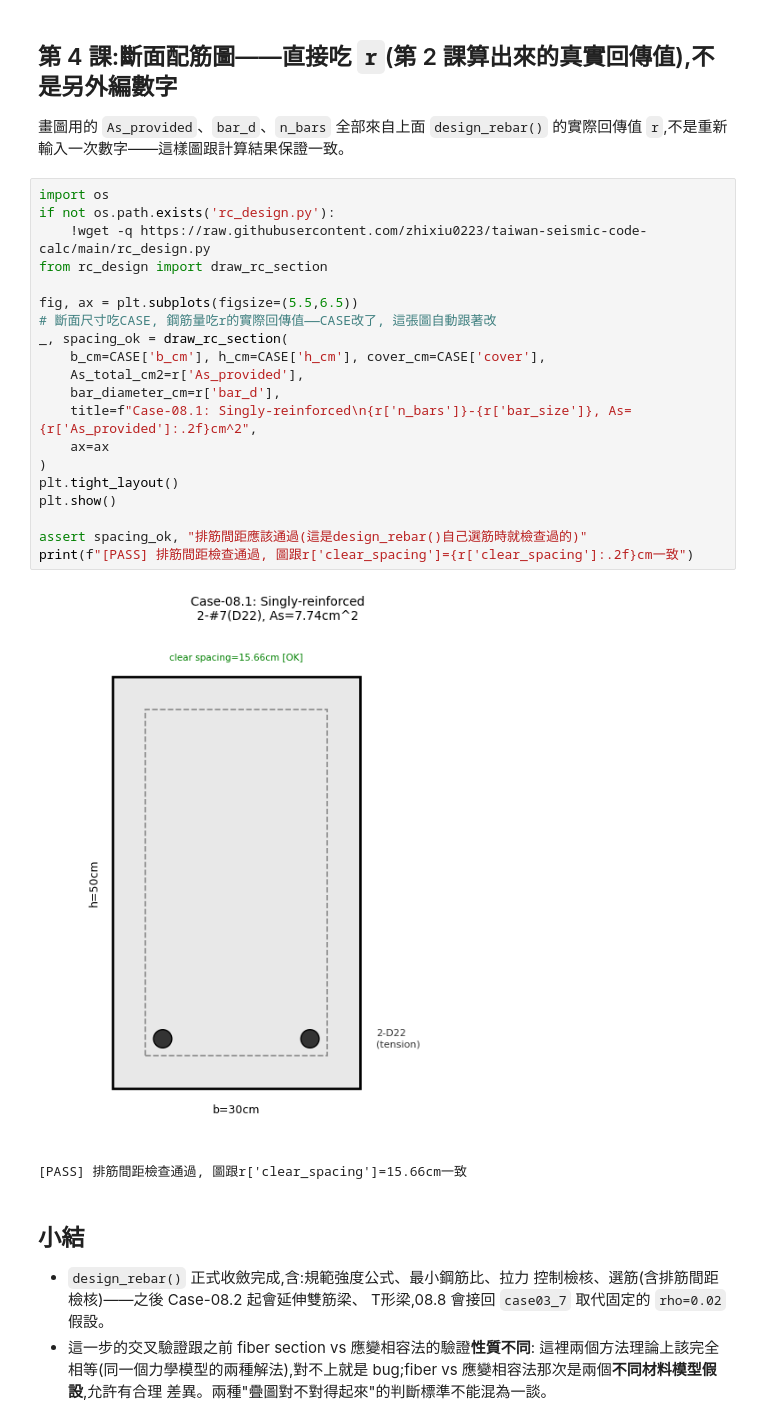
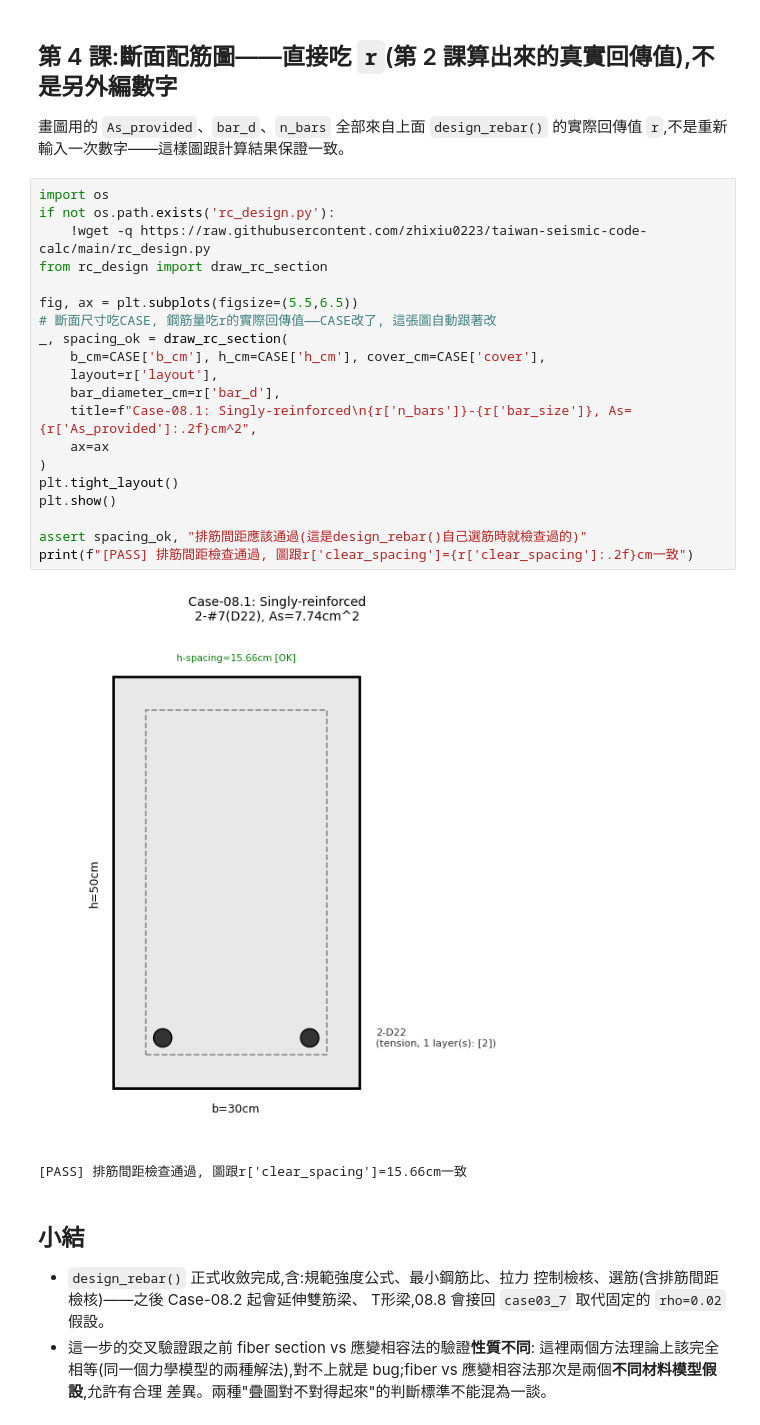
Before and after one commit to zhixiu0223/taiwan-seismic-code-calc, a Jupyter notebook: notebooks/case08_1_rectangular_beam_design.ipynb, the cells around one changed output. Drawn from its saved outputs; the diff is of its cells as text.

```diff
--- a/notebooks/case08_1_rectangular_beam_design.ipynb
+++ b/notebooks/case08_1_rectangular_beam_design.ipynb
@@ -164,25 +164,25 @@ print("\n[PASS] 兩個獨立方法完全一致, design_rebar()公式解無誤")
 # %%
 import os
 if not os.path.exists('rc_design.py'):
     !wget -q https://raw.githubusercontent.com/zhixiu0223/taiwan-seismic-code-calc/main/rc_design.py
 from rc_design import draw_rc_section
 
 fig, ax = plt.subplots(figsize=(5.5,6.5))
 # 斷面尺寸吃CASE, 鋼筋量吃r的實際回傳值——CASE改了, 這張圖自動跟著改
 _, spacing_ok = draw_rc_section(
     b_cm=CASE['b_cm'], h_cm=CASE['h_cm'], cover_cm=CASE['cover'],
-    As_total_cm2=r['As_provided'],
+    layout=r['layout'],
     bar_diameter_cm=r['bar_d'],
     title=f"Case-08.1: Singly-reinforced\n{r['n_bars']}-{r['bar_size']}, As={r['As_provided']:.2f}cm^2",
     ax=ax
 )
 plt.tight_layout()
 plt.show()
 
 assert spacing_ok, "排筋間距應該通過(這是design_rebar()自己選筋時就檢查過的)"
 print(f"[PASS] 排筋間距檢查通過, 圖跟r['clear_spacing']={r['clear_spacing']:.2f}cm一致")
 # %% [output]
-[figure, old version]
+[figure, new version]
 [PASS] 排筋間距檢查通過, 圖跟r['clear_spacing']=15.66cm一致
 # %% [markdown]
 ## 小結
```
Also changed, not shown: 3 other files.
